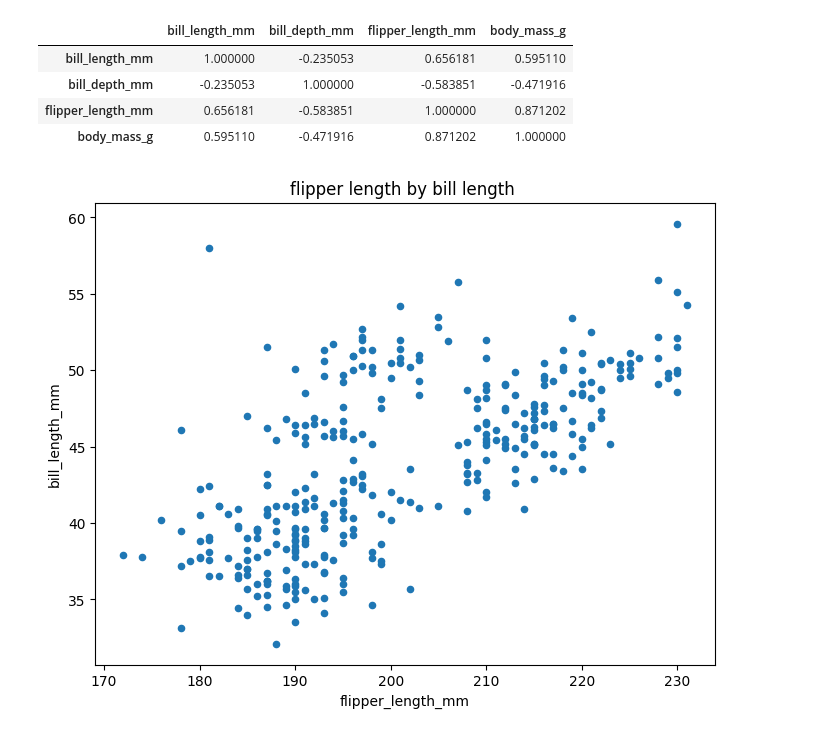
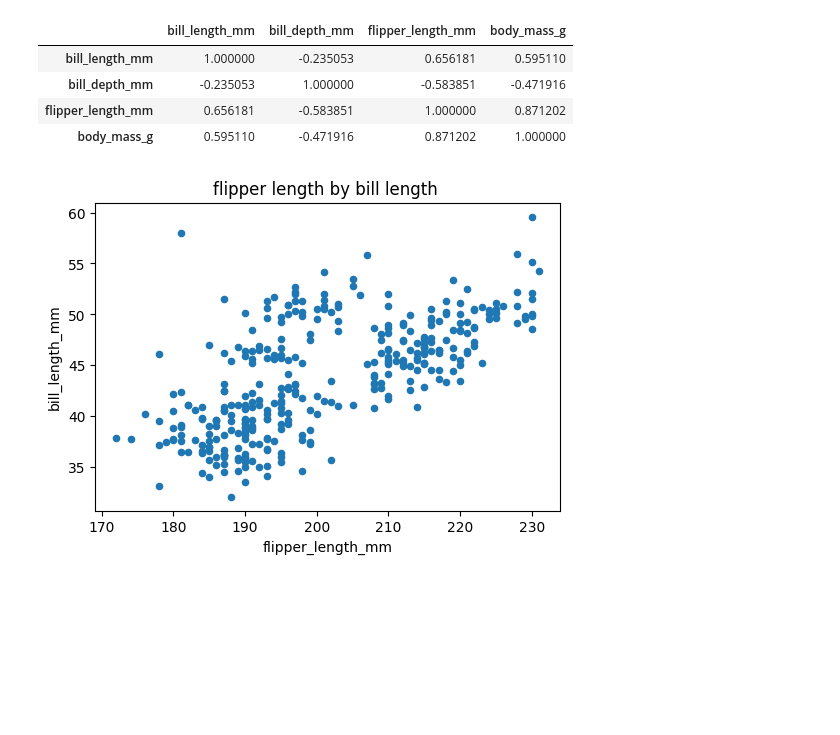
Before and after one commit to Mark20042/data-science-bootcamp, a Jupyter notebook: penguins.ipynb, the cells around one changed output. Cells and saved outputs as stored; diff of their text form; code cells hidden in the pictures; blank space fills up the shorter version.

```diff
--- a/penguins.ipynb
+++ b/penguins.ipynb
@@ -377,9 +377,9 @@ df.corr(numeric_only=True)
 | body_mass_g | 0.595110 | -0.471916 | 0.871202 | 1.000000 |
 # %%
 df.plot(kind='scatter', x='flipper_length_mm', y='bill_length_mm',
-        title= "flipper length by bill length ", figsize=(8,6))
+        title= "flipper length by bill length ", figsize=(6,4))
 plt.show()
 # %% [output]
-[figure, old version]
+[figure, new version]
 # %%
 df.plot(kind='scatter', x='flipper_length_mm', y='bill_depth_mm',
```
Also changed, not shown: parts of 7 cells of this notebook.
